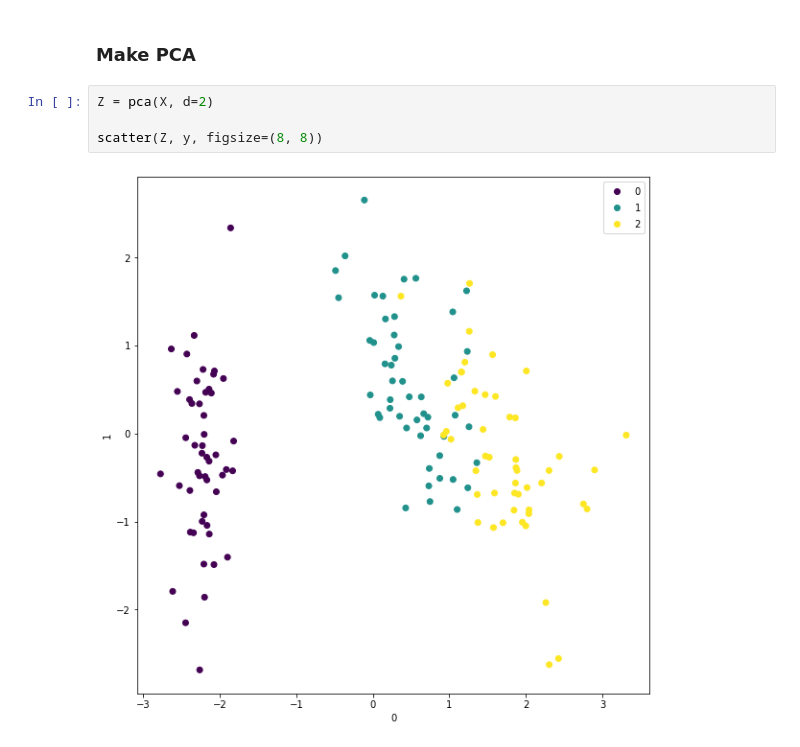
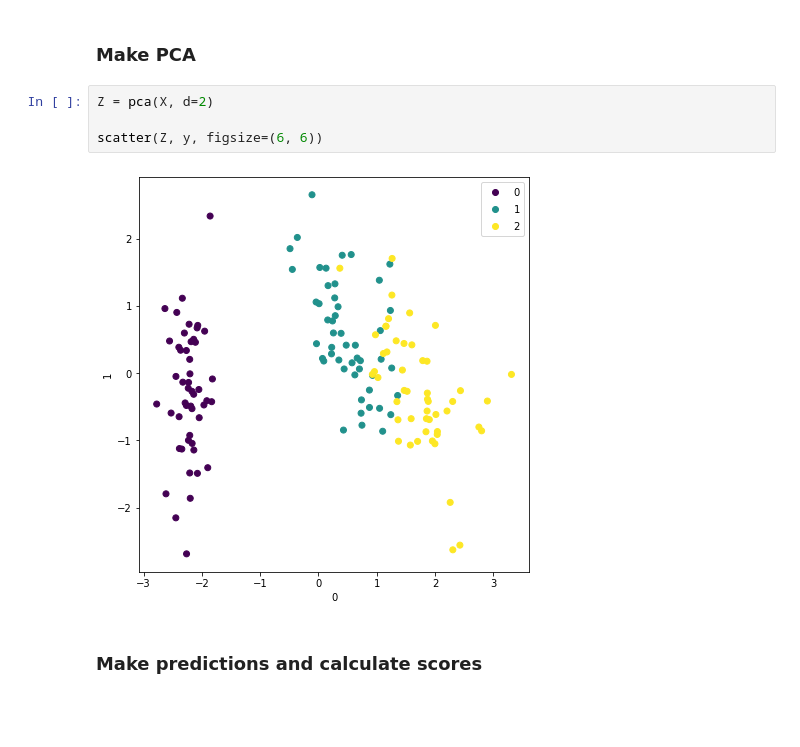
Before and after one commit to telis5/geekbrains_data_algorithms, a Jupyter notebook: lesson_8/problem_1.ipynb, the cells around one changed output. Saved outputs shown, nothing was run; the diff lists cells and outputs as text; blank space fills up the shorter version.

```diff
--- a/lesson_8/problem_1.ipynb
+++ b/lesson_8/problem_1.ipynb
@@ -76,6 +84,8 @@ plt.show()
 # %%
 Z = pca(X, d=2)
 
-scatter(Z, y, figsize=(8, 8))
+scatter(Z, y, figsize=(6, 6))
 # %% [output]
-[figure, old version]
+[figure, new version]
+# %% [markdown]
+### Make predictions and calculate scores
```
Also changed, not shown: parts of 8 cells of this notebook.
